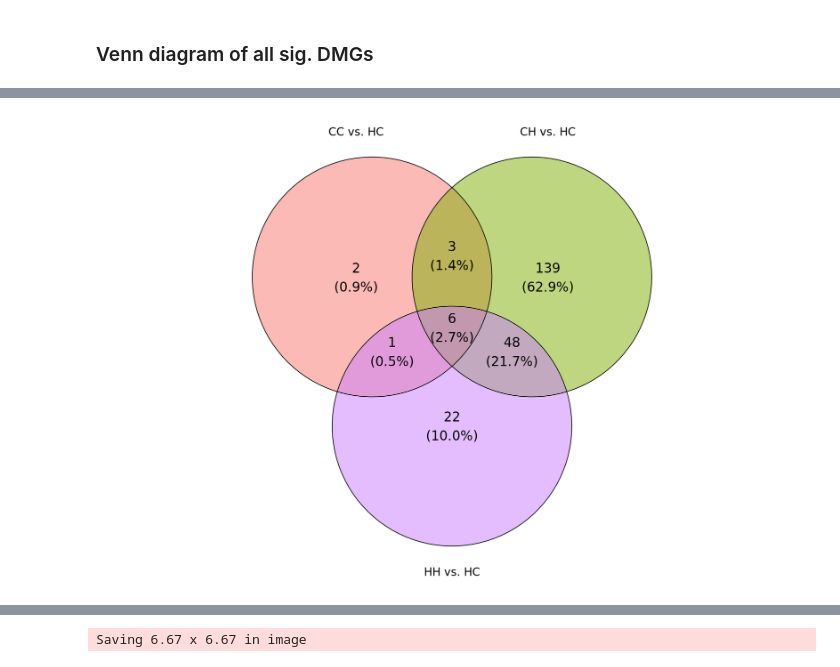
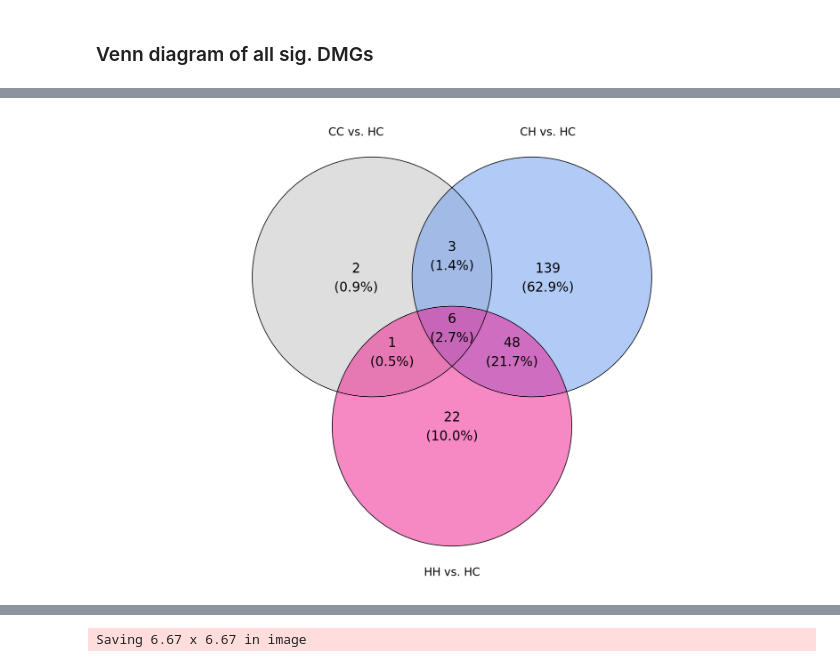
Before and after one commit to jgmcdonough/CE18_methylRAD_analysis, a Jupyter notebook: analysis/DMGs_analysis/HC_genes_2.0.ipynb, the cells around one changed output, grey strips where cells are left out. Saved outputs shown, nothing was run; the diff lists cells and outputs as text; code cells hidden in the pictures.

Commit message:
playing with colors

```diff
--- a/analysis/DMGs_analysis/HC_genes_2.0.ipynb
+++ b/analysis/DMGs_analysis/HC_genes_2.0.ipynb
@@ -597,23 +602,23 @@ ggsave('/project/pi_sarah_gignouxwolfsohn_uml_edu/julia/CE_MethylRAD_analysis_20
 # %%
 
-x = list(A = sig_CC_HC$symbol,
-         B = sig_CH_HC$symbol,
-         C = sig_HH_HC$symbol)
+x = list(A = sig_CC_HC$X,
+         B = sig_CH_HC$X,
+         C = sig_HH_HC$X)
 
 names(x) <- c('CC vs. HC',
               'CH vs. HC',
               'HH vs. HC')
 
 # same colors as used in the volcano plots
-custom_colors <- c('#F8766D',  '#7CAE00', '#C77CFF')
+custom_colors <- c('gray',  'cornflowerblue', 'deeppink2')
 
 venn <- ggvenn(x,
       set_name_size = 6,
        text_size = 7,
       stroke_size = 0.5,
        show_percentage = TRUE,
       fill_color = custom_colors)
 
 venn
 # %% [output]
-[figure, old version]
+[figure, new version]
```
Also changed, not shown: parts of 7 cells of this notebook.
